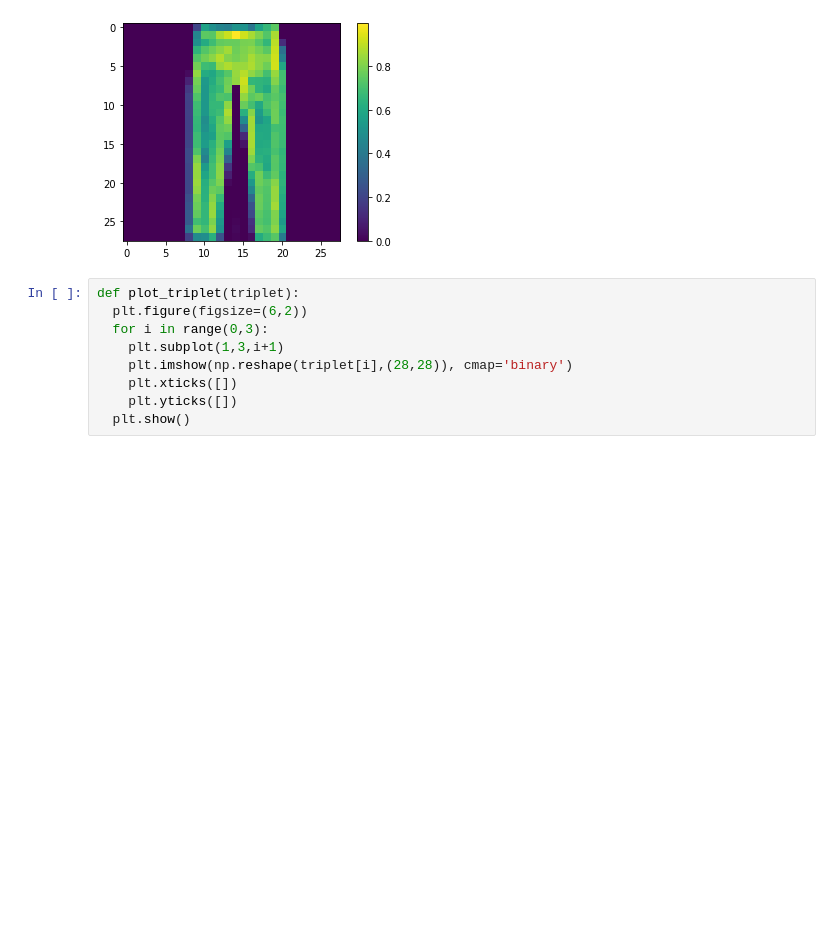
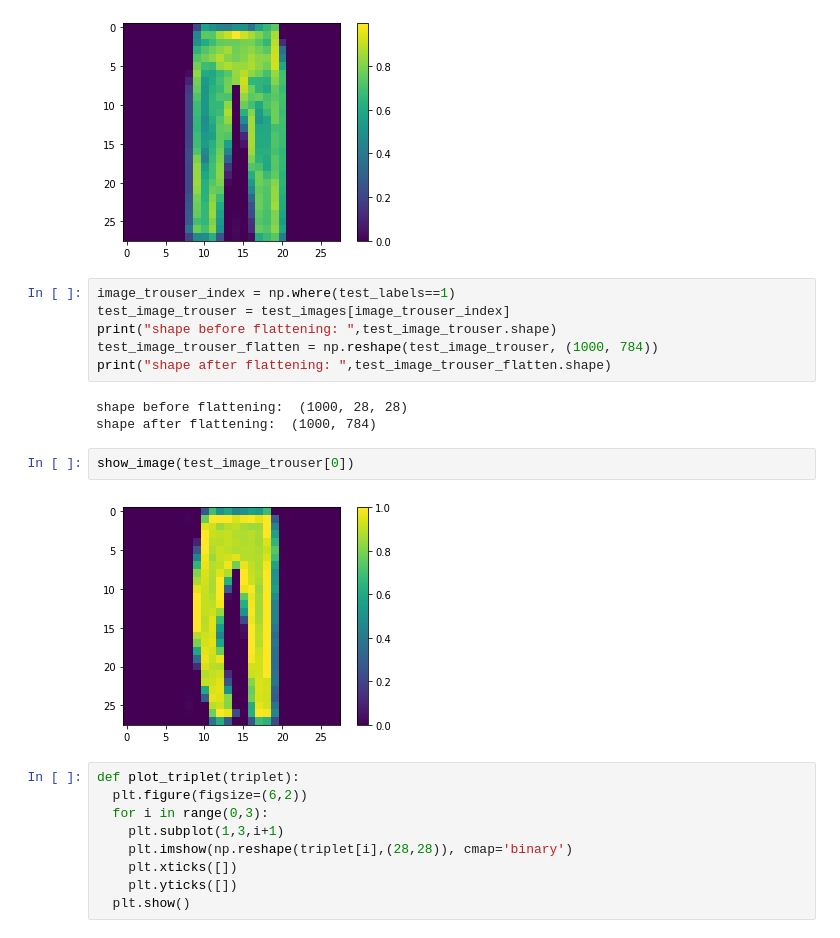
Before and after one commit to Debottam/MachinLearningEx, a Jupyter notebook: tripletVAE.ipynb, the cells around one changed output. Drawn from its saved outputs; the diff is of its cells as text; blank space fills up the shorter version.

```diff
--- a/tripletVAE.ipynb
+++ b/tripletVAE.ipynb
@@ -99,6 +91,19 @@ shape after flattening:  (6000, 784)
 show_image(train_image_trouser[0])
 # %% [output]
 [figure]
+# %%
+image_trouser_index = np.where(test_labels==1)
+test_image_trouser = test_images[image_trouser_index]
+print("shape before flattening: ",test_image_trouser.shape)
+test_image_trouser_flatten = np.reshape(test_image_trouser, (1000, 784))
+print("shape after flattening: ",test_image_trouser_flatten.shape)
+# %% [output]
+shape before flattening:  (1000, 28, 28)
+shape after flattening:  (1000, 784)
+# %%
+show_image(test_image_trouser[0])
+# %% [output]
+[figure, added]
 # %%
 def plot_triplet(triplet):
   plt.figure(figsize=(6,2))
```
Also changed, not shown: parts of 13 cells of this notebook.
